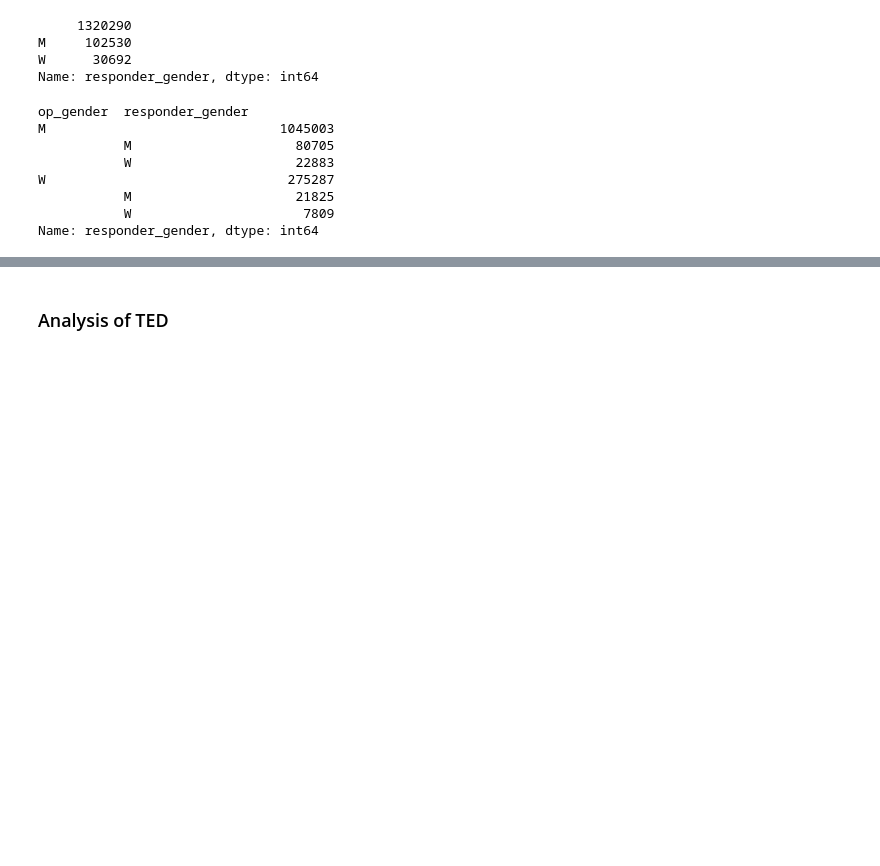
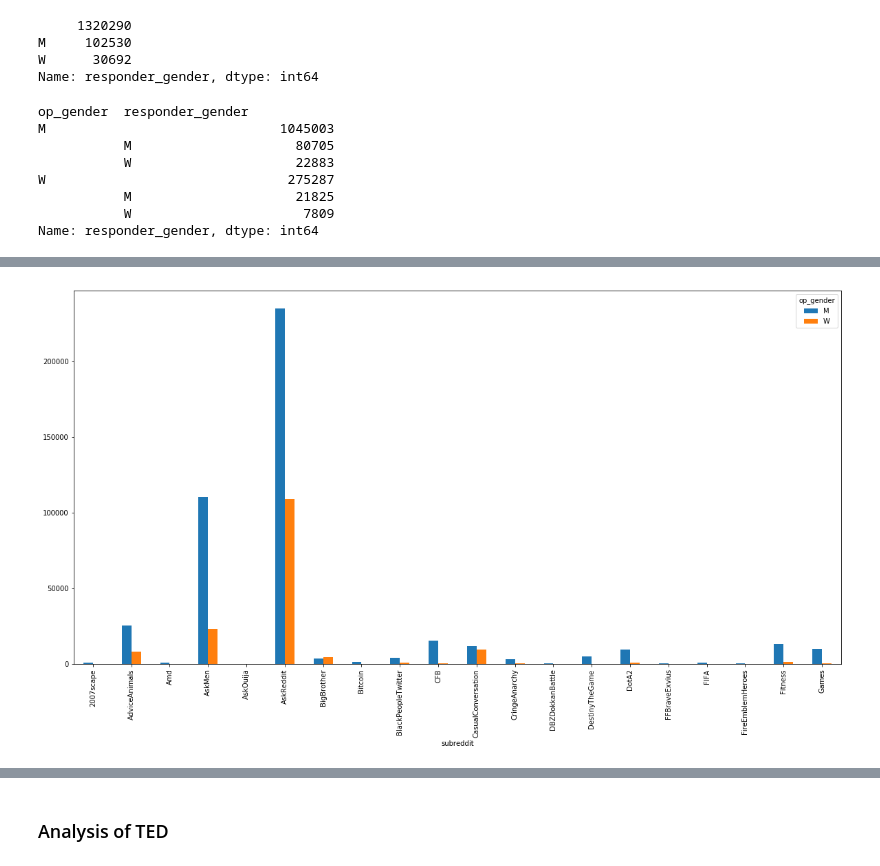
Before and after one commit to Data-Science-for-Linguists-2019/Gendered-Interaction-Online, a Jupyter notebook: exploratory_data_analysis/main_analysis.ipynb, the cells around one changed output, grey strips where cells are left out. Saved outputs shown, nothing was run; the diff lists cells and outputs as text; code cells hidden in the pictures; blank space fills up the shorter version.

```diff
--- a/exploratory_data_analysis/main_analysis.ipynb
+++ b/exploratory_data_analysis/main_analysis.ipynb
@@ -259,0 +264,5 @@ Name: responder_gender, dtype: int64
+# %%
+# copying in from another file, but I thought it was important to look at again
+subgroups = reddit_df.groupby('subreddit').op_gender.value_counts()
+subgroups_df = subgroups.unstack()
+subgroups_df.head()
@@ -259,0 +277,6 @@ Name: responder_gender, dtype: int64
+# %%
+# graph the first 20 subreddits to get some idea
+subgroups_df[:20].plot(kind='bar', figsize=(20,10))
+plt.show()
+# %% [output]
+[figure, added]
```
Also changed, not shown: parts of 6 cells of this notebook.
